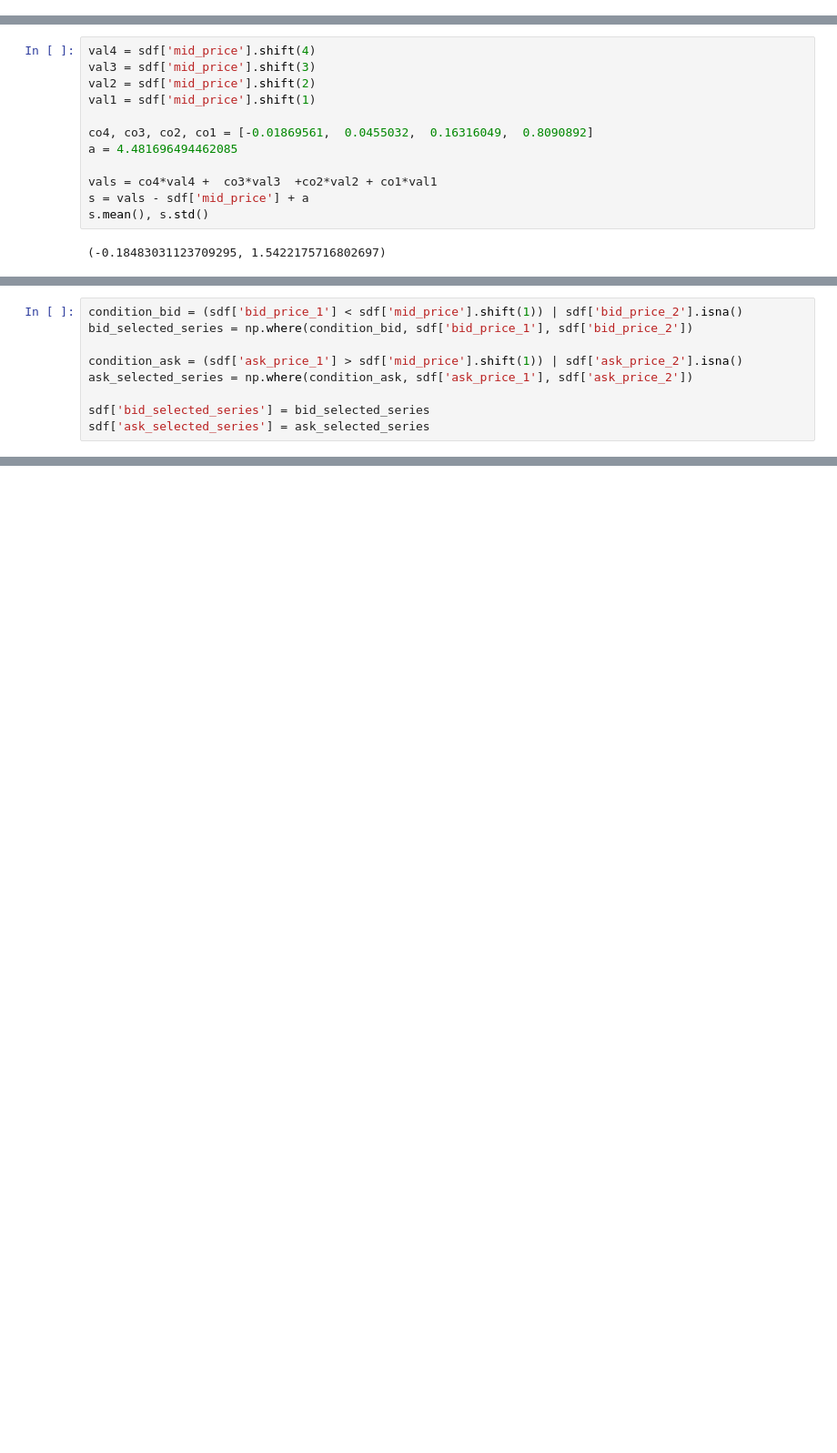
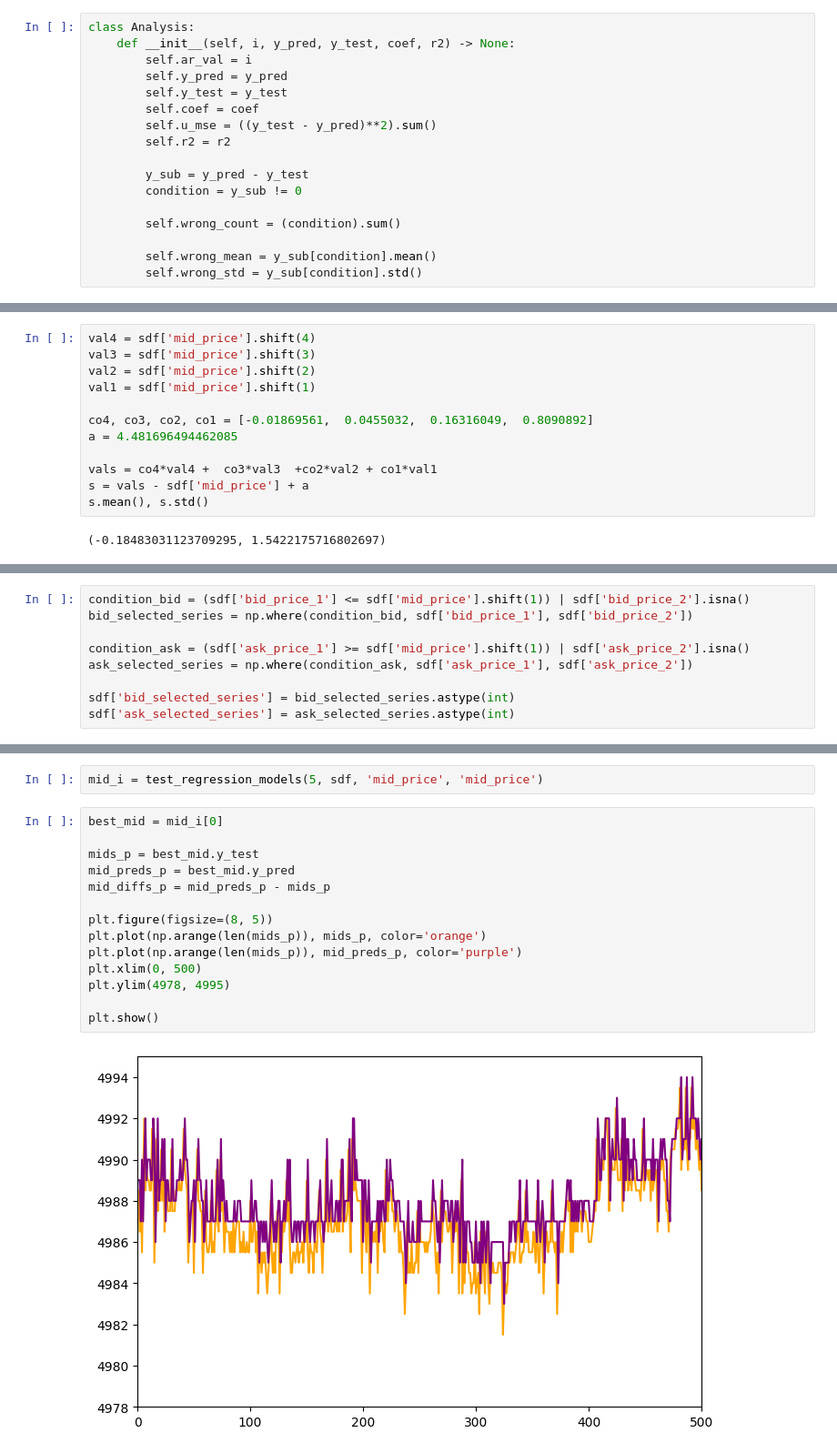
Before and after one commit to felixpoirier1/Prosperity, a Jupyter notebook: test.ipynb, the cells around one changed output, grey strips where cells are left out. Shown at 91% size. Saved outputs shown, nothing was run; the diff lists cells and outputs as text; blank space fills up the shorter version.

Commit message:
Trying to find regression coefficients

```diff
--- a/test.ipynb
+++ b/test.ipynb
@@ -295,4 +278,21 @@ array([0.14543358, 0.14680375, 0.21887676, 0.1868165 , 0.30170637])
 sum(coef)
 # %% [output]
 0.9996369599891504
+# %%
+class Analysis:
+    def __init__(self, i, y_pred, y_test, coef, r2) -> None:
+        self.ar_val = i
+        self.y_pred = y_pred
+        self.y_test = y_test
+        self.coef = coef
+        self.u_mse = ((y_test - y_pred)**2).sum()
+        self.r2 = r2
+
+        y_sub = y_pred - y_test
+        condition = y_sub != 0
+
+        self.wrong_count = (condition).sum()
+
+        self.wrong_mean = y_sub[condition].mean()
+        self.wrong_std = y_sub[condition].std()
 # %%
@@ -436,10 +362,10 @@ sdf[sdf['bid_price_1'] < sdf['mid_price'].shift(1)]
 # %%
-condition_bid = (sdf['bid_price_1'] < sdf['mid_price'].shift(1)) | sdf['bid_price_2'].isna()
+condition_bid = (sdf['bid_price_1'] <= sdf['mid_price'].shift(1)) | sdf['bid_price_2'].isna()
 bid_selected_series = np.where(condition_bid, sdf['bid_price_1'], sdf['bid_price_2'])
 
-condition_ask = (sdf['ask_price_1'] > sdf['mid_price'].shift(1)) | sdf['ask_price_2'].isna()
+condition_ask = (sdf['ask_price_1'] >= sdf['mid_price'].shift(1)) | sdf['ask_price_2'].isna()
 ask_selected_series = np.where(condition_ask, sdf['ask_price_1'], sdf['ask_price_2'])
 
-sdf['bid_selected_series'] = bid_selected_series
-sdf['ask_selected_series'] = ask_selected_series
+sdf['bid_selected_series'] = bid_selected_series.astype(int)
+sdf['ask_selected_series'] = ask_selected_series.astype(int)
 # %%
@@ -480,0 +528,18 @@ sdf[sdf.timestamp >= 5000]
+# %%
+mid_i = test_regression_models(5, sdf, 'mid_price', 'mid_price')
+# %%
+best_mid = mid_i[0]
+
+mids_p = best_mid.y_test
+mid_preds_p = best_mid.y_pred
+mid_diffs_p = mid_preds_p - mids_p
+
+plt.figure(figsize=(8, 5))
+plt.plot(np.arange(len(mids_p)), mids_p, color='orange')
+plt.plot(np.arange(len(mids_p)), mid_preds_p, color='purple')
+plt.xlim(0, 500)
+plt.ylim(4978, 4995)
+
+plt.show()
+# %% [output]
+[figure, added]
```
Also changed, not shown: parts of 28 cells of this notebook.
